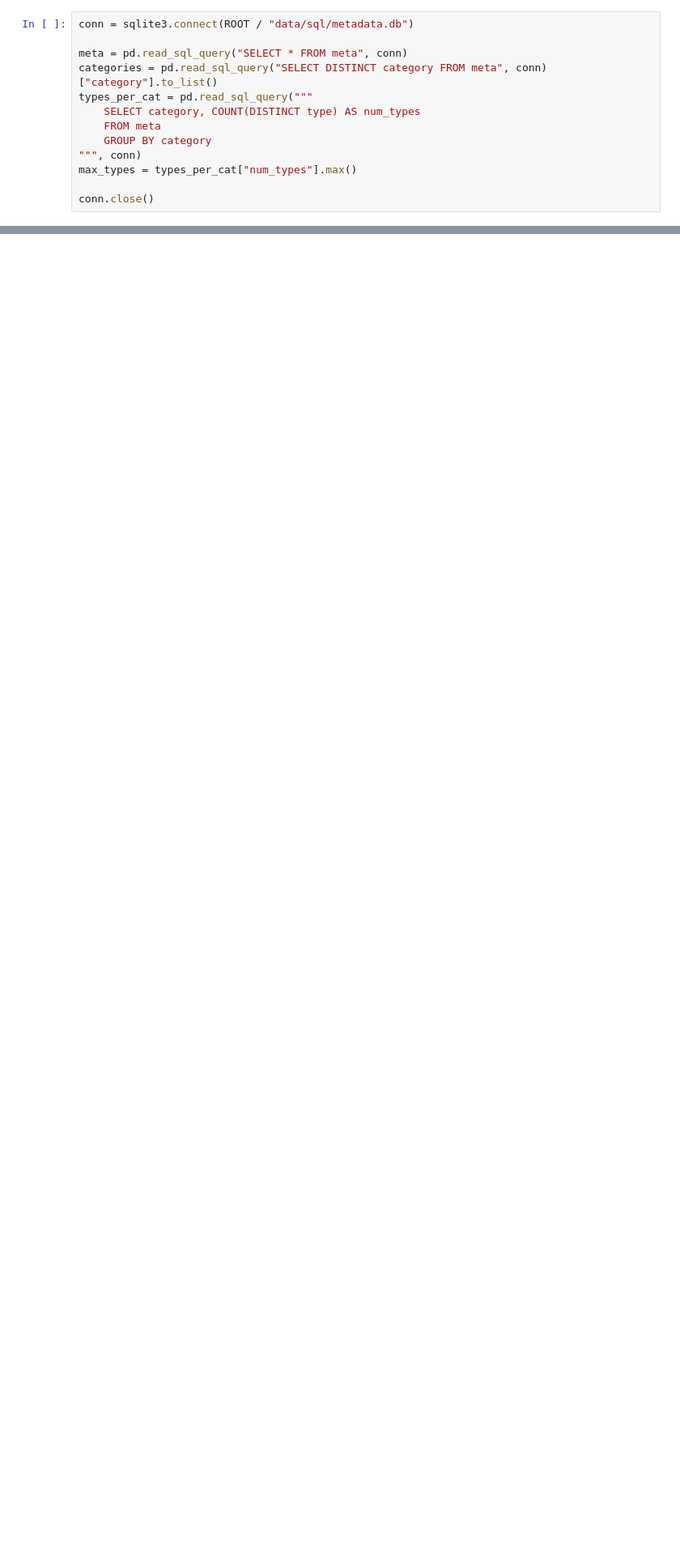
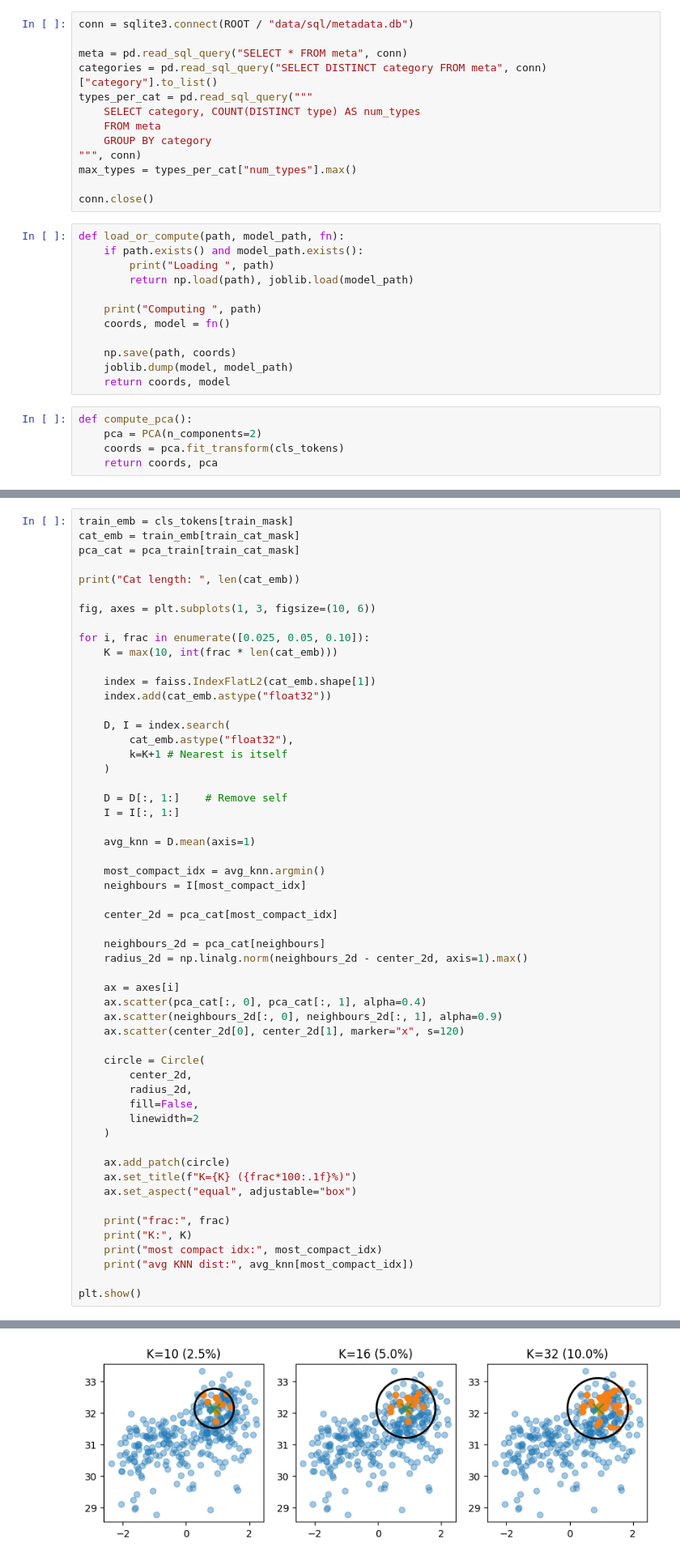
Before and after one commit to CiaranW005/UL-Summer-Bursary-2026, a Jupyter notebook: notebooks/stats_books/ellipsoid_fit.ipynb, the cells around one changed output, grey strips where cells are left out. Shown at 81% size. Saved outputs shown, nothing was run; the diff lists cells and outputs as text; blank space fills up the shorter version.

```diff
--- a/notebooks/stats_books/ellipsoid_fit.ipynb
+++ b/notebooks/stats_books/ellipsoid_fit.ipynb
@@ -37,3 +50,20 @@ types_per_cat = pd.read_sql_query("""
 max_types = types_per_cat["num_types"].max()
 
 conn.close()
+# %%
+def load_or_compute(path, model_path, fn):
+    if path.exists() and model_path.exists():
+        print("Loading ", path)
+        return np.load(path), joblib.load(model_path)
+
+    print("Computing ", path)
+    coords, model = fn()
+
+    np.save(path, coords)
+    joblib.dump(model, model_path)
+    return coords, model
+# %%
+def compute_pca():
+    pca = PCA(n_components=2)
+    coords = pca.fit_transform(cls_tokens)
+    return coords, pca
@@ -39,0 +125,56 @@ conn.close()
+# %%
+train_emb = cls_tokens[train_mask]
+cat_emb = train_emb[train_cat_mask]
+pca_cat = pca_train[train_cat_mask]
+
+print("Cat length: ", len(cat_emb))
+
+fig, axes = plt.subplots(1, 3, figsize=(10, 6))
+
+for i, frac in enumerate([0.025, 0.05, 0.10]):
+    K = max(10, int(frac * len(cat_emb)))
+
+    index = faiss.IndexFlatL2(cat_emb.shape[1])
+    index.add(cat_emb.astype("float32"))
+
+    D, I = index.search(
+        cat_emb.astype("float32"),
+        k=K+1 # Nearest is itself
+    )
+
+    D = D[:, 1:]    # Remove self
+    I = I[:, 1:]
+
+    avg_knn = D.mean(axis=1)
+
+    most_compact_idx = avg_knn.argmin()
+    neighbours = I[most_compact_idx]
+
+    center_2d = pca_cat[most_compact_idx]
+
+    neighbours_2d = pca_cat[neighbours]
+    radius_2d = np.linalg.norm(neighbours_2d - center_2d, axis=1).max()
+
+    ax = axes[i]
+    ax.scatter(pca_cat[:, 0], pca_cat[:, 1], alpha=0.4)
+    ax.scatter(neighbours_2d[:, 0], neighbours_2d[:, 1], alpha=0.9)
+    ax.scatter(center_2d[0], center_2d[1], marker="x", s=120)
+
+    circle = Circle(
+        center_2d,
+        radius_2d,
+        fill=False,
+        linewidth=2
+    )
+
+    ax.add_patch(circle)
+    ax.set_title(f"K={K} ({frac*100:.1f}%)")
+    ax.set_aspect("equal", adjustable="box")
+
+    print("frac:", frac)
+    print("K:", K)
+    print("most compact idx:", most_compact_idx)
+    print("avg KNN dist:", avg_knn[most_compact_idx])
+
+plt.show()
+# %% [output]
@@ -39,0 +194 @@ conn.close()
+[figure, added]
```
Also changed, not shown: parts of 12 cells of this notebook.
